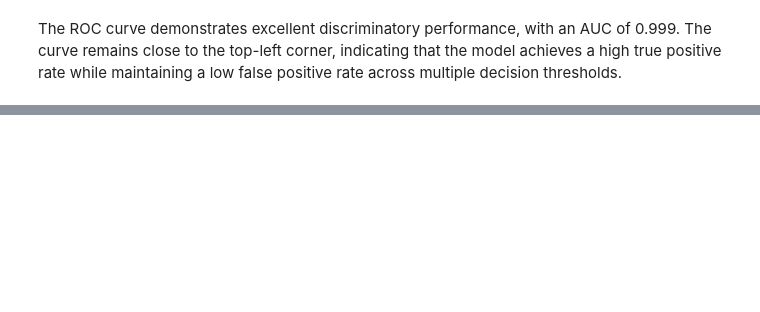
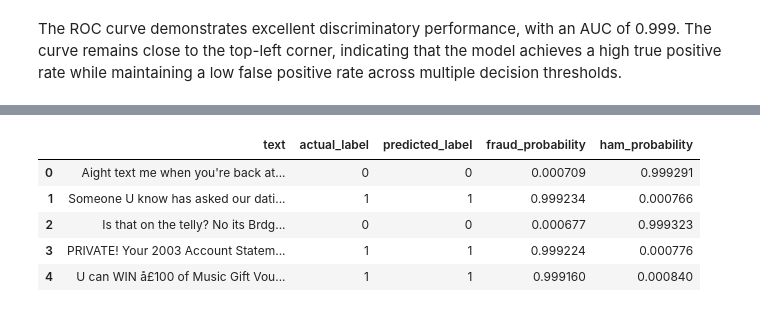
Before and after one commit to Amanda1005/FraudRadar-AU, a Jupyter notebook: notebooks/02_bert_model.ipynb, the cells around one changed output, grey strips where cells are left out. Cells and saved outputs as stored; diff of their text form; code cells hidden in the pictures; blank space fills up the shorter version.

```diff
--- a/notebooks/02_bert_model.ipynb
+++ b/notebooks/02_bert_model.ipynb
@@ -556,0 +569,8 @@ The ROC curve demonstrates excellent discriminatory performance, with an AUC of
+# %%
+all_encodings = tokenize(all_texts)
+# %%
+all_dataset = SMSDataset(all_encodings, all_labels)
+# %%
+all_output = trainer.predict(all_dataset)
+
+all_preds = np.argmax(all_output.predictions, axis=1)
@@ -556,0 +579,25 @@ The ROC curve demonstrates excellent discriminatory performance, with an AUC of
+# %%
+from scipy.special import softmax
+
+probs = softmax(all_output.predictions, axis=1)
+
+fraud_prob = probs[:, 1]
+ham_prob = probs[:, 0]
+# %%
+# create final table
+results_df = pd.DataFrame({
+    "text": all_texts,
+    "actual_label": all_labels,
+    "predicted_label": all_preds,
+    "fraud_probability": fraud_prob,
+    "ham_probability": ham_prob
+})
+
+results_df.head()
+# %% [output]
+|  | text | actual_label | predicted_label | fraud_probability | ham_probability |
+| 0 | Aight text me when you're back at... | 0 | 0 | 0.000709 | 0.999291 |
+| 1 | Someone U know has asked our dati... | 1 | 1 | 0.999234 | 0.000766 |
+| 2 | Is that on the telly? No its Brdg... | 0 | 0 | 0.000677 | 0.999323 |
+| 3 | PRIVATE! Your 2003 Account Statem... | 1 | 1 | 0.999224 | 0.000776 |
+| 4 | U can WIN å£100 of Music Gift Vou... | 1 | 1 | 0.999160 | 0.000840 |
```
Also changed, not shown: parts of 19 cells of this notebook, 1 other file.
